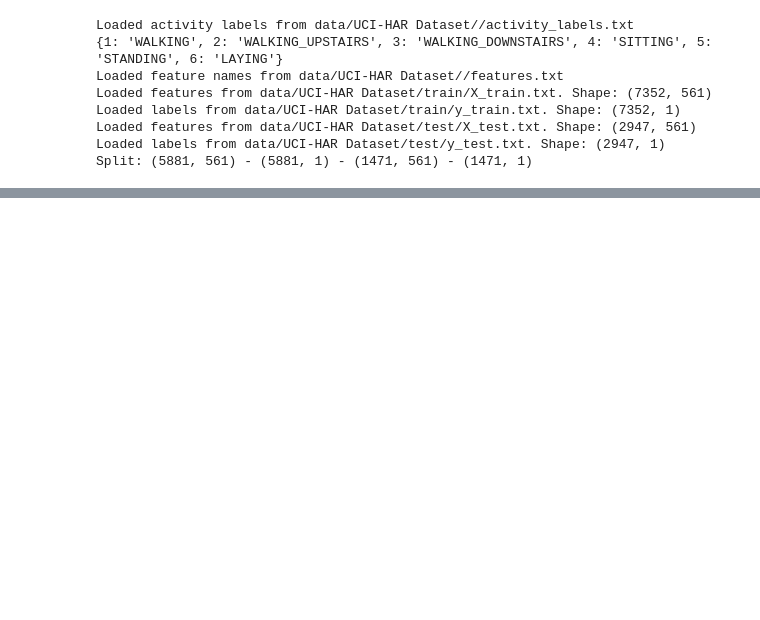
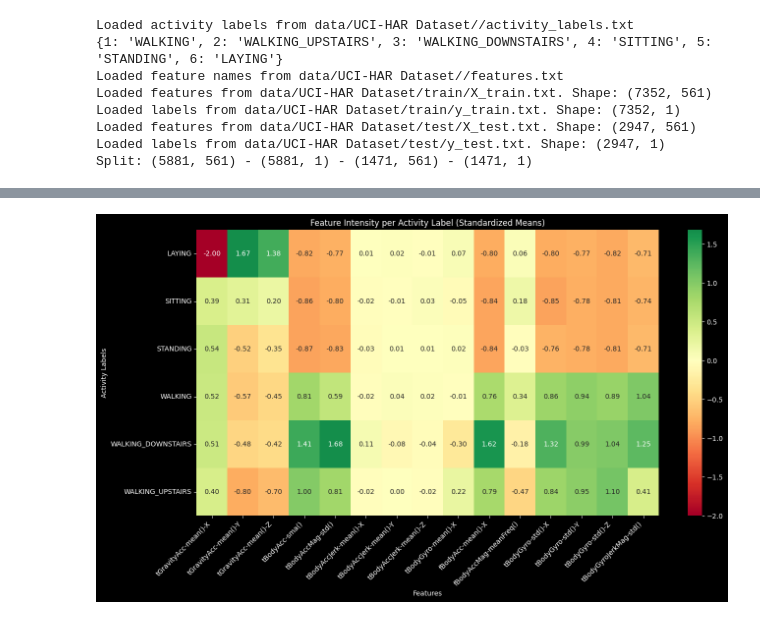
Before and after one commit to EduardDumitrescul/unsupervised-activity-clustering, a Jupyter notebook: sample.ipynb, the cells around one changed output, grey strips where cells are left out. Cells and saved outputs as stored; diff of their text form; code cells hidden in the pictures; blank space fills up the shorter version.

```diff
--- a/sample.ipynb
+++ b/sample.ipynb
@@ -31,0 +34,4 @@ dataset.get_feature_dataframe()
+# %%
+manual_features.plot_feature_label_intensity()
+# %% [output]
+[figure, added]
```
Also changed, not shown: parts of 3 cells of this notebook, 1 other file.
